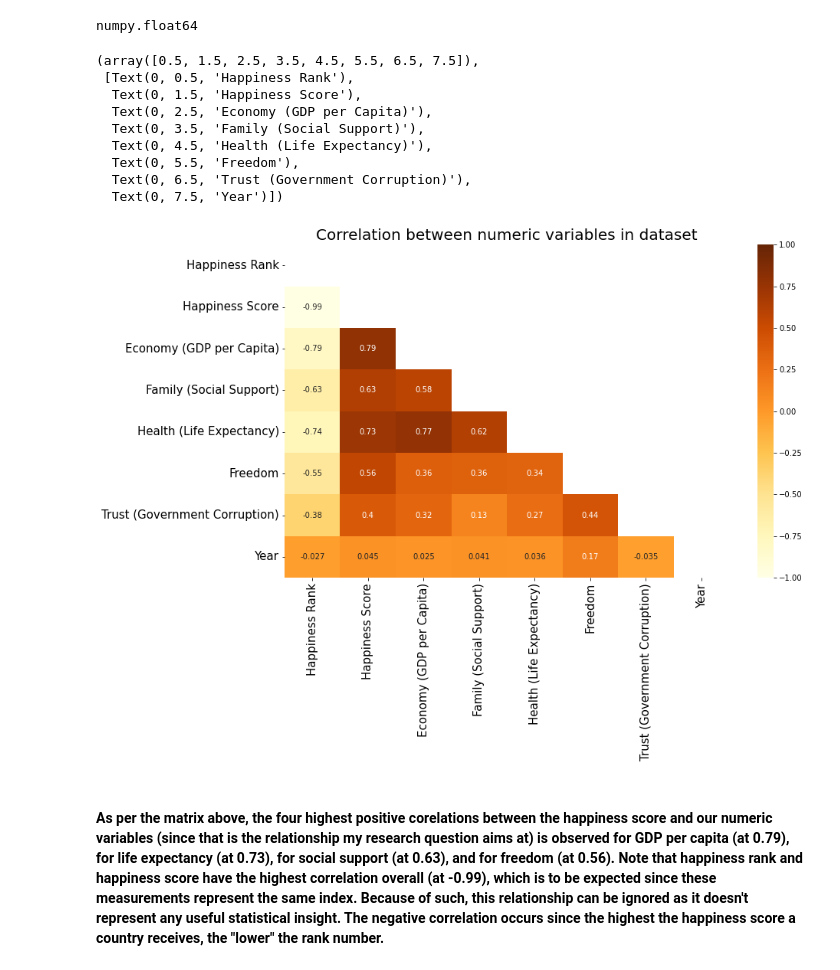
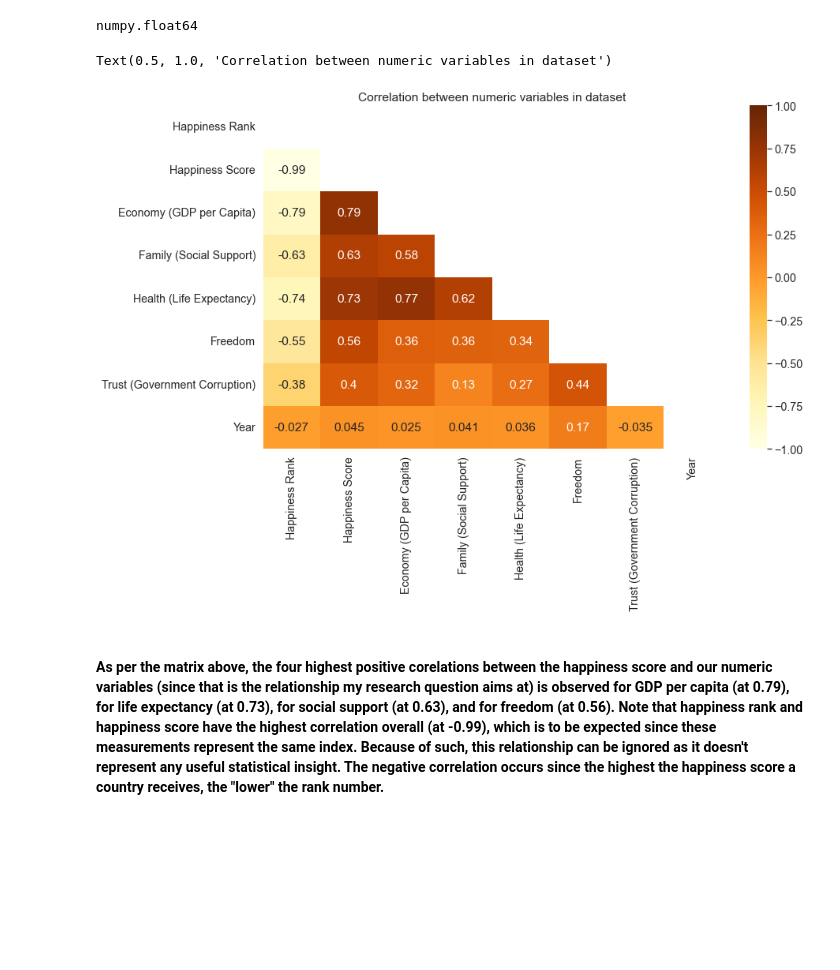
Before and after one commit to ubco-W2022T1-cosc301/project-group47, a Jupyter notebook: notebooks/analysis1.ipynb, the cells around one changed output. Cells and saved outputs as stored; diff of their text form; code cells hidden in the pictures; blank space fills up the shorter version.

Commit message:
changed plot sized

```diff
--- a/notebooks/analysis1.ipynb
+++ b/notebooks/analysis1.ipynb
@@ -26,6 +26,8 @@ df1
 | 1227 | 144 | 145 | Lebanon | Middle East and Northern Africa | 2,955 | 1,392 | ... |
 | 1228 | 145 | 146 | Afghanistan | Southern Asia | 2,404 | 0,758 | ... |
 1229 rows × 12 columns
+# %%
+sns.set_theme(style='white',font_scale=1.3)
 # %%
 import matplotlib.pylab as plt
 import seaborn as sns
@@ -227,24 +229,14 @@ numpy.float64
 # %%
 df3= df2.drop(['Country','Region'],axis=1)
 dr = df3.copy()
 plt.figure(figsize=(13,8))
 data_raw_mx = df3.corr()
 mask = np.triu(np.ones_like(data_raw_mx, dtype=bool))
 d = sns.heatmap(data_raw_mx, annot=True, cmap='YlOrBr',vmax=1, vmin=-1, center=0,mask=mask)
-plt.title("Correlation between numeric variables in dataset",fontsize=20)
-plt.xticks(fontsize = 15)
-plt.yticks(fontsize = 15)
+plt.title("Correlation between numeric variables in dataset")
 # %% [output]
-(array([0.5, 1.5, 2.5, 3.5, 4.5, 5.5, 6.5, 7.5]),
- [Text(0, 0.5, 'Happiness Rank'),
-  Text(0, 1.5, 'Happiness Score'),
-  Text(0, 2.5, 'Economy (GDP per Capita)'),
-  Text(0, 3.5, 'Family (Social Support)'),
-  Text(0, 4.5, 'Health (Life Expectancy)'),
-  Text(0, 5.5, 'Freedom'),
-  Text(0, 6.5, 'Trust (Government Corruption)'),
-  Text(0, 7.5, 'Year')])
+Text(0.5, 1.0, 'Correlation between numeric variables in dataset')
-[figure, old version]
+[figure, new version]
 # %% [markdown]
 #### As per the matrix above, the four highest positive corelations between the happiness score and our numeric variables (since that is the relationship my research question aims at) is observed for GDP per capita (at 0.79), for life expectancy (at 0.73), for social support (at 0.63), and for  freedom (at 0.56). Note that happiness rank and happiness score have the highest correlation overall (at -0.99), which is to be expected since these measurements represent the same index. Because of such, this relationship can be ignored as it doesn't represent any useful statistical insight. The negative correlation occurs since the highest the happiness score a country receives, the "lower" the rank number.
 # %%
```
